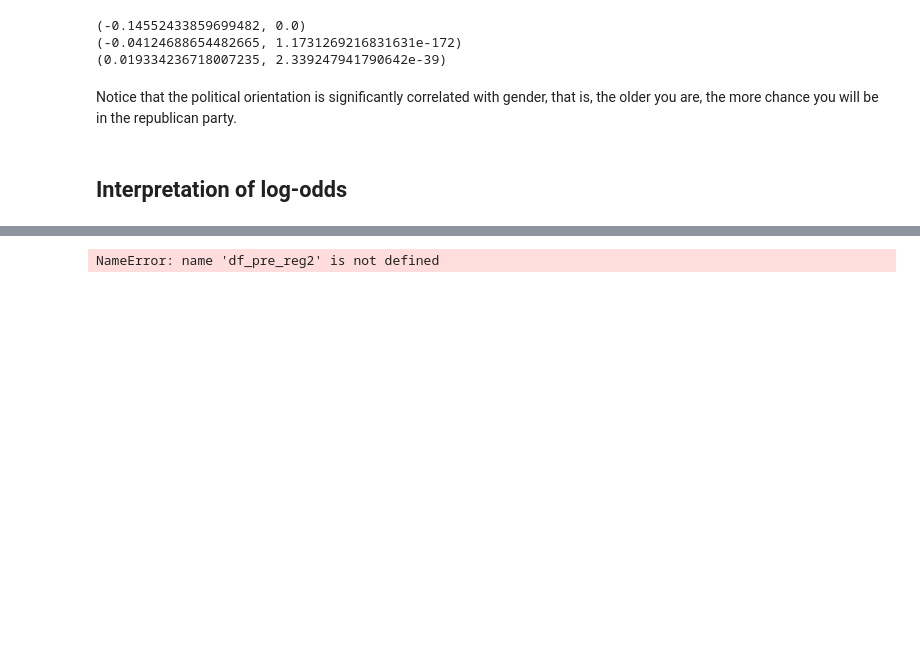
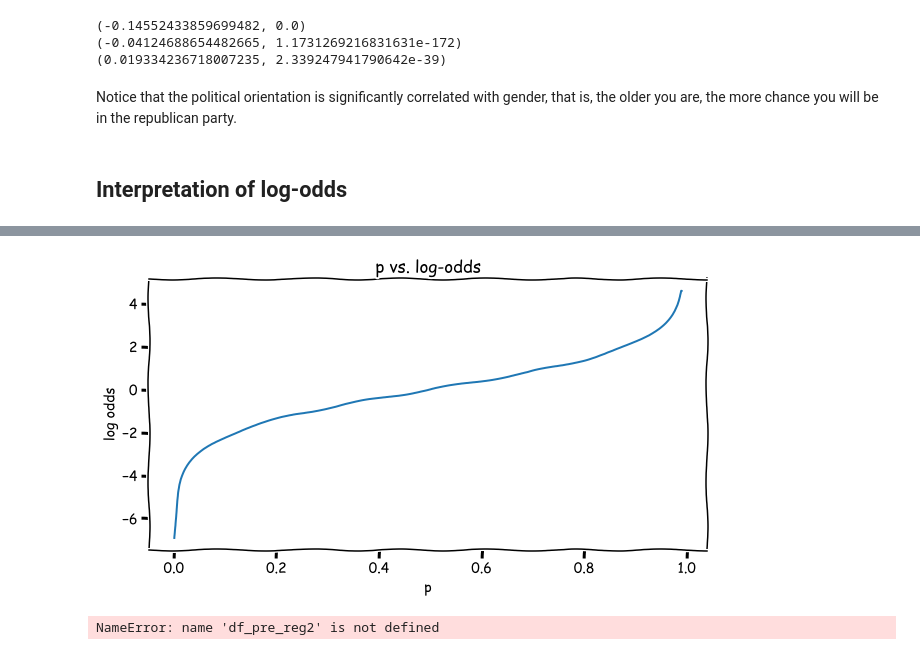
Before and after one commit to epfl-ada/ada-2021-project-adacadabra, a Jupyter notebook: 4_ANALYSIS/regressions.ipynb, the cells around one changed output, grey strips where cells are left out. Saved outputs shown, nothing was run; the diff lists cells and outputs as text; code cells hidden in the pictures; blank space fills up the shorter version.

```diff
--- a/4_ANALYSIS/regressions.ipynb
+++ b/4_ANALYSIS/regressions.ipynb
@@ -543,3 +543,13 @@ with plt.xkcd():
+# %%
+with plt.xkcd():
+    fig, axs = plt.subplots(1, 1, figsize=(10,5))
+    axs.set_title("p vs. log-odds")
+    axs.plot(p, np.log(odds))
+    axs.set_xlabel("p")
+    axs.set_ylabel("log odds")
+    plt.savefig('log_ods3.svg')
+# %% [output]
+[figure, added]
 # %%
 df_pre_reg2.sample(56)
 # %% [output]
```
Also changed, not shown: parts of 2 cells of this notebook, 4 other files.
